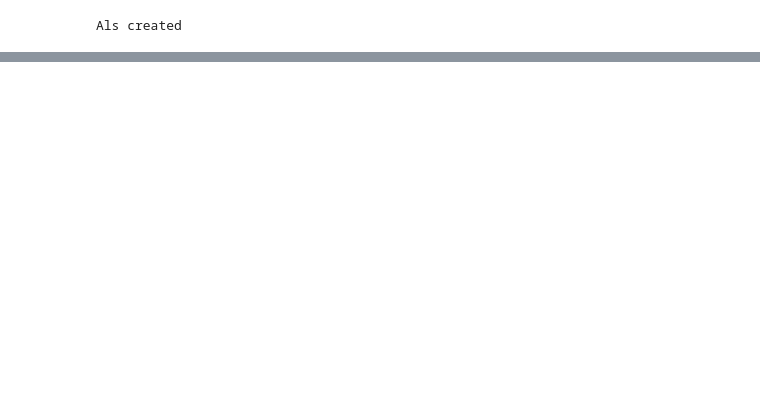
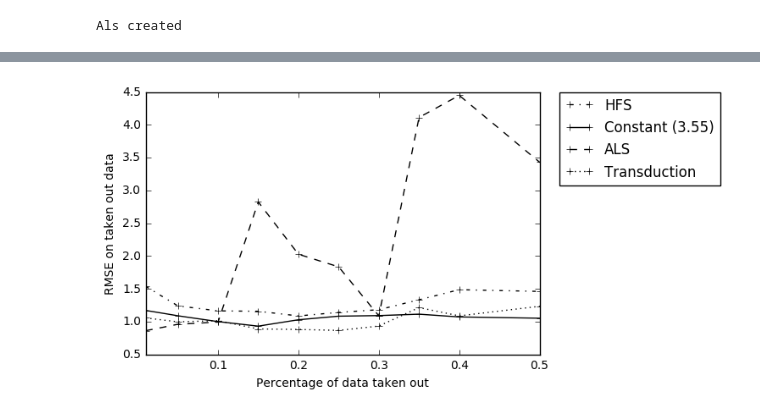
Before and after one commit to marcsans/cf-cold-start, a Jupyter notebook: src/courbes.ipynb, the cells around one changed output, grey strips where cells are left out. Cells and saved outputs as stored; diff of their text form; code cells hidden in the pictures; blank space fills up the shorter version.

```diff
--- a/src/courbes.ipynb
+++ b/src/courbes.ipynb
@@ -225,0 +252,15 @@ np.where(enleves == 0.01)
+# %%
+plt.plot(np.unique(enleves), [np.mean(RMSEhfs[np.where(enleves == i)]) for i in np.unique(enleves)], "k-.+", label = "HFS")
+plt.plot(np.unique(enleves), [np.mean(RMSErand[np.where(enleves == i)]) for i in np.unique(enleves)], "k-+", label = "Constant (3.55)")
+plt.plot(np.unique(enleves), [np.mean(RMSEals[np.where(enleves == i)]) for i in np.unique(enleves)], "k--+", label = "ALS")
+plt.plot(np.unique(enleves), [np.mean(RMSEtrans[np.where(enleves == i)]) for i in np.unique(enleves)], "k:+", label = "Transduction")
+
+plt.xlabel("Percentage of data taken out")
+plt.ylabel("RMSE on taken out data")
+
+plt.xlim(xmin = 0.01, xmax = 0.5)
+
+plt.legend(bbox_to_anchor=(1.05, 1), loc=2, borderaxespad=0.)
+plt.show()
+# %% [output]
+[figure, added]
```
Also changed, not shown: parts of 14 cells of this notebook, 3 other files.
